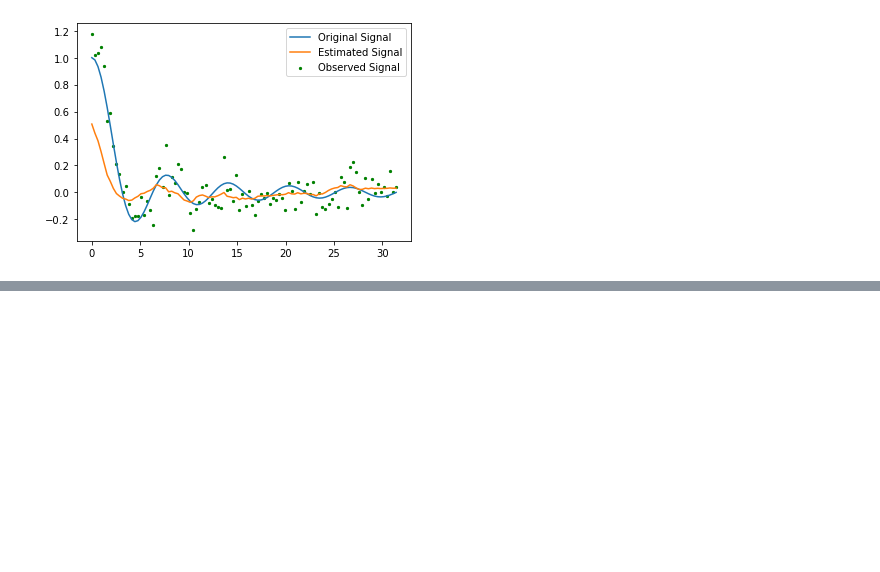
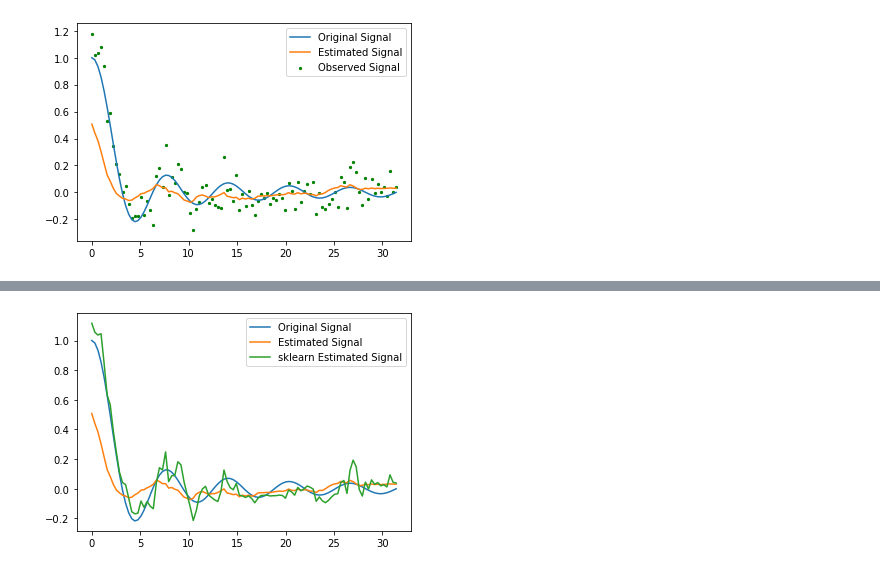
Before and after one commit to NeuroDataDesign/tealeaf, a Jupyter notebook: vivek/rf/demo.ipynb, the cells around one changed output, grey strips where cells are left out. Cells and saved outputs as stored; diff of their text form; code cells hidden in the pictures; blank space fills up the shorter version.

Commit message:
Add sklearn rf regression

```diff
--- a/vivek/rf/demo.ipynb
+++ b/vivek/rf/demo.ipynb
@@ -36,0 +39,3 @@ plt.show()
+# %%
+regr = RandomForestRegressor(max_depth=10, n_estimators=1000)
+regr.fit(x, y)
@@ -36,0 +50,9 @@ plt.show()
+# %%
+# plt.scatter(x, y, s=5, color="green", label="Observed Signal")
+plt.plot(x, np.sin(x) / x, label="Original Signal")
+plt.plot(x, [np.mean(rf.predict(i)) for i in x], label="Estimated Signal")
+plt.plot(x, regr.predict(x), label="sklearn Estimated Signal")
+plt.legend()
+plt.show()
+# %% [output]
+[figure, added]
```
Also changed, not shown: parts of 2 cells of this notebook.
